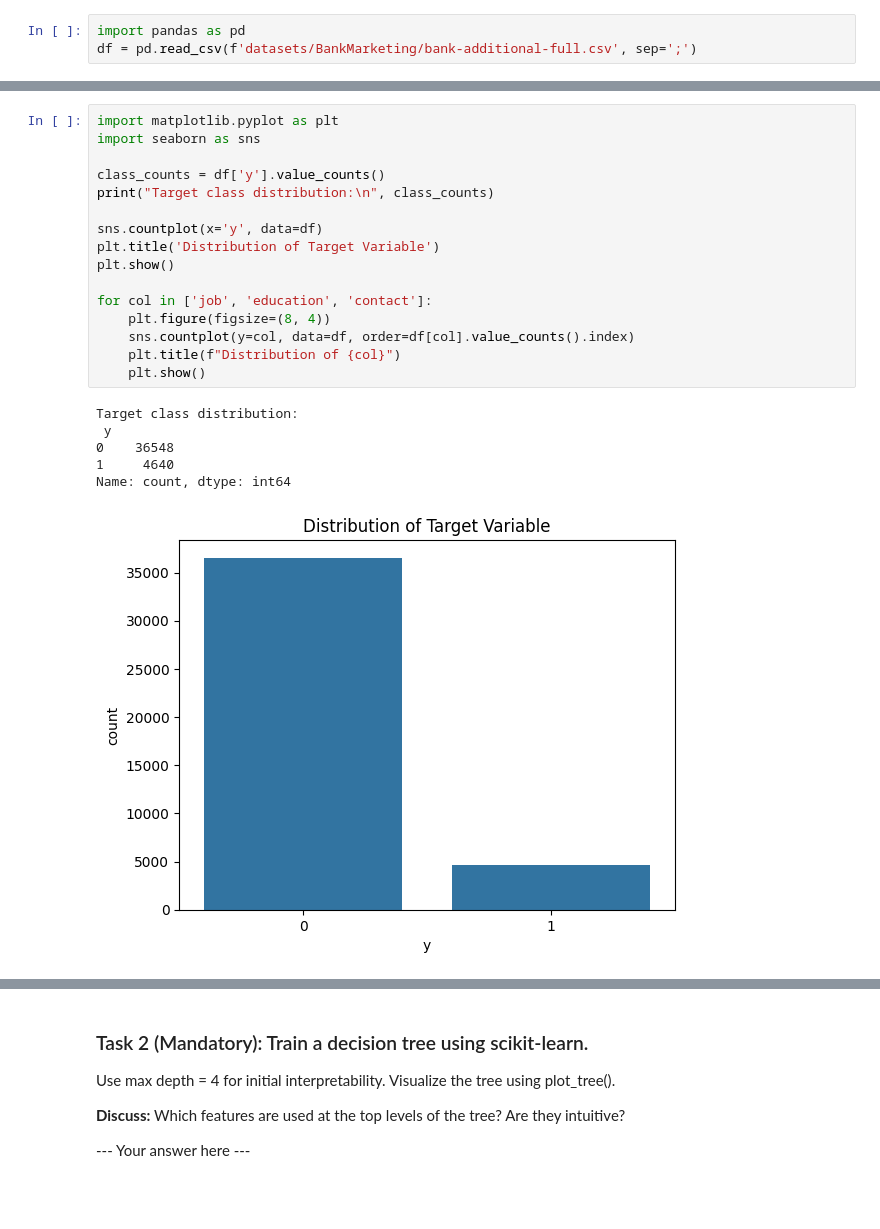
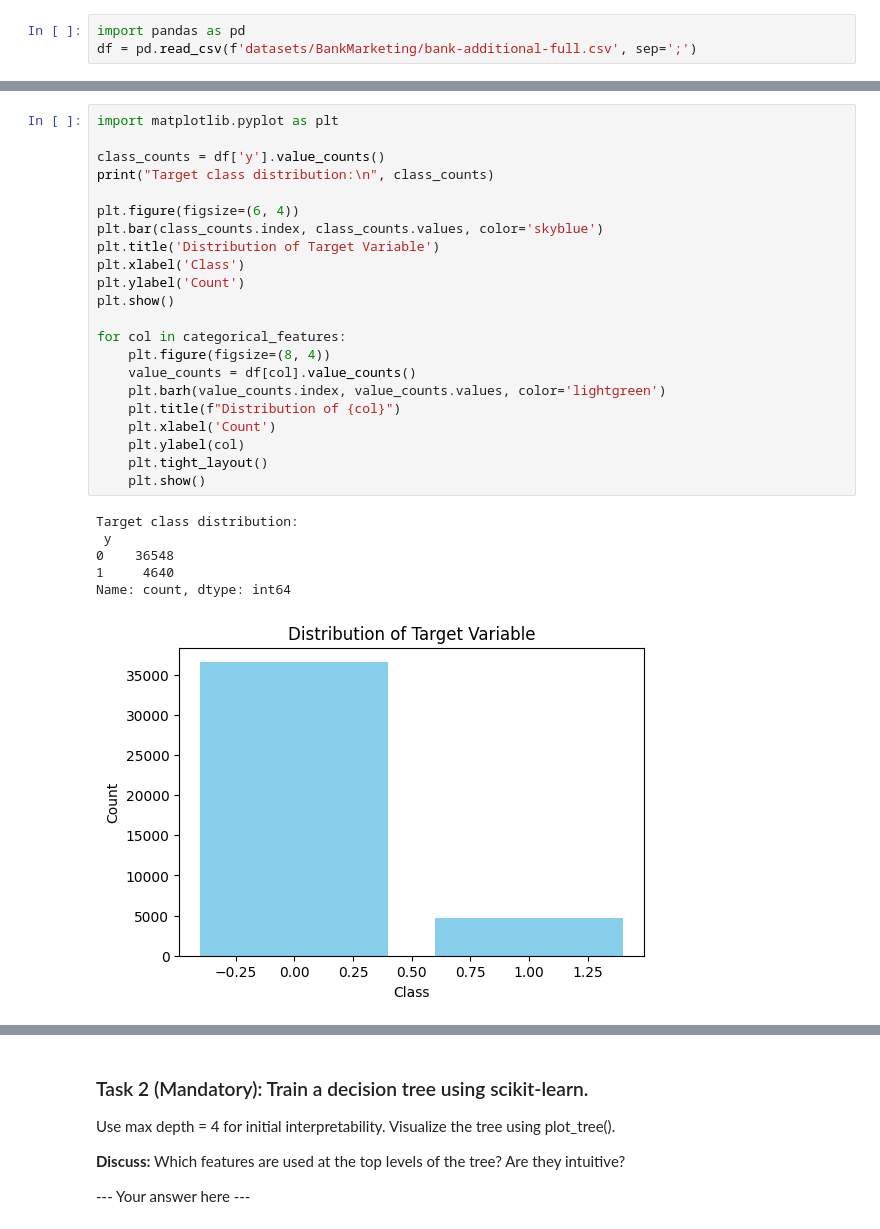
Before and after one commit to animittt/machine-learning-assignments, a Jupyter notebook: Assignment3-2025/am225pt_A3.ipynb, the cells around one changed output, grey strips where cells are left out. Saved outputs shown, nothing was run; the diff lists cells and outputs as text; blank space fills up the shorter version.

```diff
--- a/Assignment3-2025/am225pt_A3.ipynb
+++ b/Assignment3-2025/am225pt_A3.ipynb
@@ -65,23 +66,29 @@ X_train, X_test, y_train, y_test = train_test_split(X, y, test_size=0.2, random_
 # %%
 import matplotlib.pyplot as plt
-import seaborn as sns
 
 class_counts = df['y'].value_counts()
 print("Target class distribution:\n", class_counts)
 
-sns.countplot(x='y', data=df)
+plt.figure(figsize=(6, 4))
+plt.bar(class_counts.index, class_counts.values, color='skyblue')
 plt.title('Distribution of Target Variable')
+plt.xlabel('Class')
+plt.ylabel('Count')
 plt.show()
 
-for col in ['job', 'education', 'contact']:
+for col in categorical_features:
     plt.figure(figsize=(8, 4))
-    sns.countplot(y=col, data=df, order=df[col].value_counts().index)
+    value_counts = df[col].value_counts()
+    plt.barh(value_counts.index, value_counts.values, color='lightgreen')
     plt.title(f"Distribution of {col}")
+    plt.xlabel('Count')
+    plt.ylabel(col)
+    plt.tight_layout()
     plt.show()
 # %% [output]
 Target class distribution:
  y
 0    36548
 1     4640
 Name: count, dtype: int64
-[figure, old version]
+[figure, new version]
```
Also changed, not shown: parts of 4 cells of this notebook.
